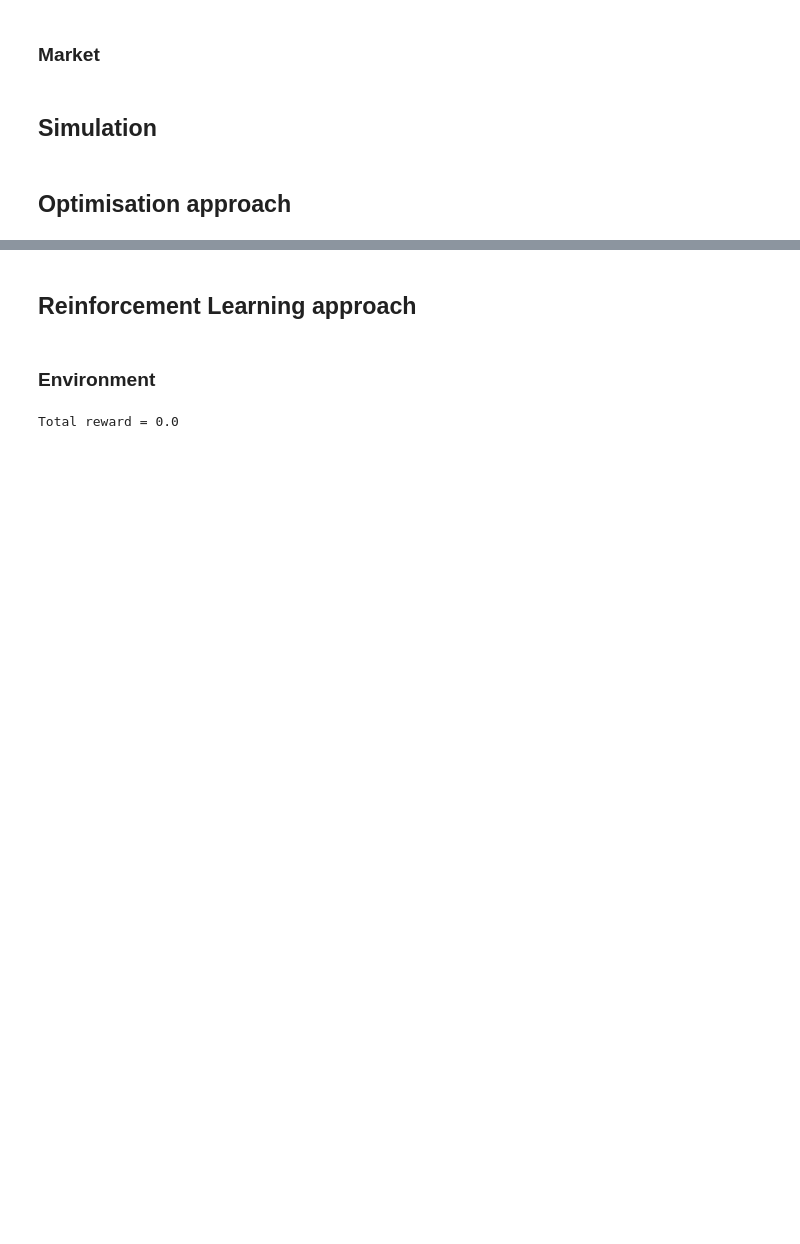
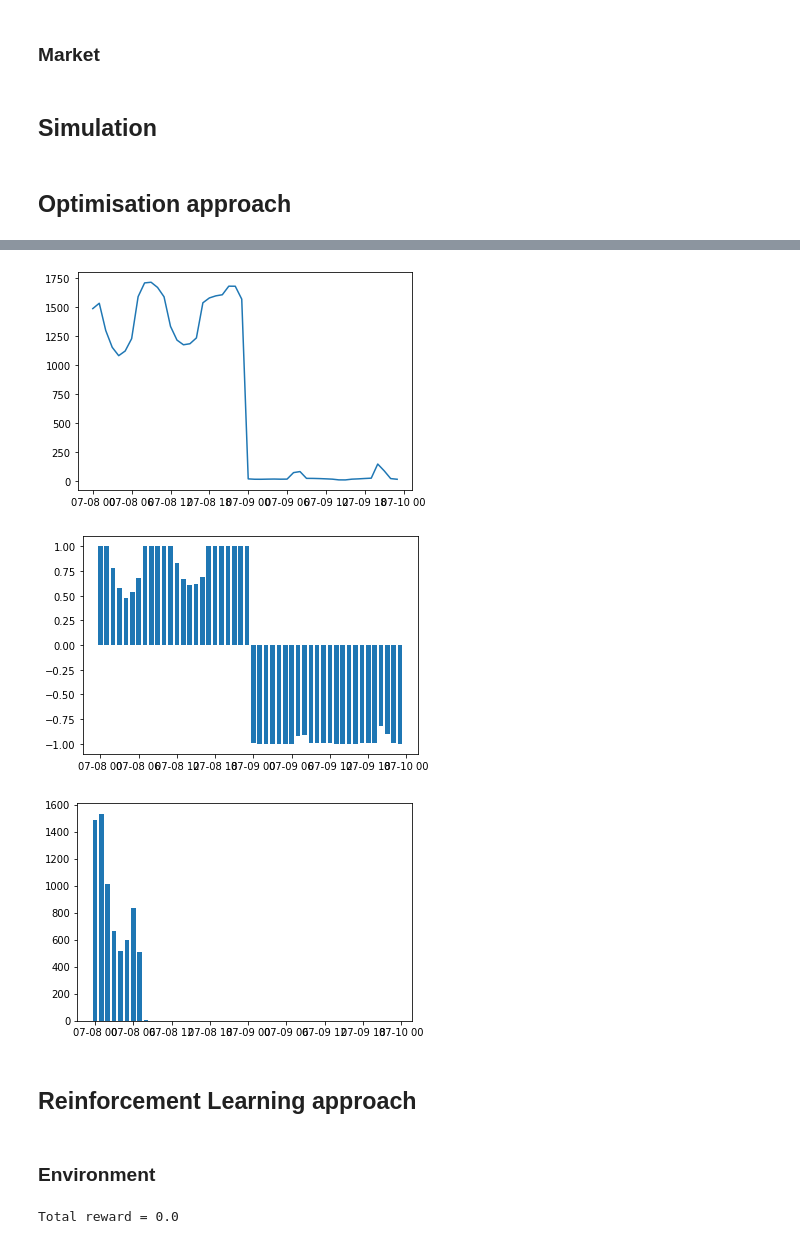
Before and after one commit to skipperkongen/elarb, a Jupyter notebook: notebooks/simulator.ipynb, the cells around one changed output, grey strips where cells are left out. Cells and saved outputs as stored; diff of their text form; code cells hidden in the pictures; blank space fills up the shorter version.

```diff
--- a/notebooks/simulator.ipynb
+++ b/notebooks/simulator.ipynb
@@ -249,3 +273,26 @@ plt.plot(costs)
+# %%
+# make it easier to randomly sample a market state
+market_state = next(market_windows(df, ceil=True))
+battery_state = SimpleBattery().get_state()
+policy = mean_policy
+
+actions = policy(market_state, battery_state)
+
+costs = calculate_cost(actions=actions, market_state=market_state, battery_state=battery_state)
+
+plt.plot(market_state.future_ts, market_state.future_spot_dkk)
+plt.show()
+
+
+plt.bar(market_state.future_ts, actions, width=0.03)
+plt.show()
+
+plt.bar(market_state.future_ts, costs, width=0.03)
+plt.show()
+# %% [output]
+[figure, added]
+[figure, added]
+[figure, added]
 # %% [markdown]
 ## Reinforcement Learning approach
 # %% [markdown]
```
Also changed, not shown: parts of 5 cells of this notebook, 25 other files.
